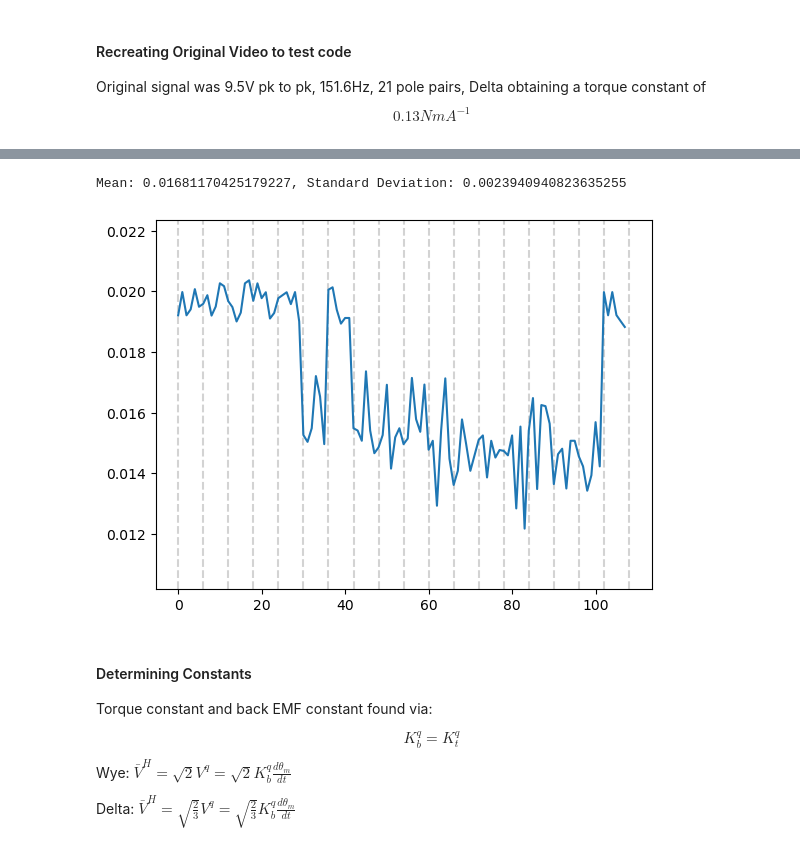
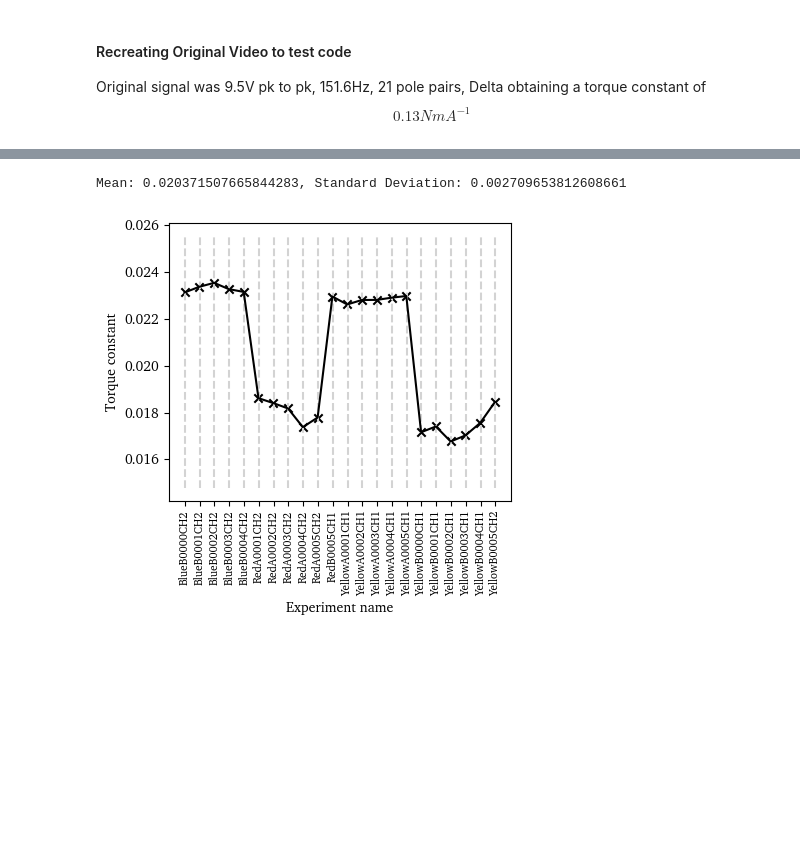
Before and after one commit to dan17229/V-Dyno, a Jupyter notebook: Motor Characterisation/Torque_Constant_Calculator.ipynb, the cells around one changed output, grey strips where cells are left out. Cells and saved outputs as stored; diff of their text form; code cells hidden in the pictures; blank space fills up the shorter version.

```diff
--- a/Motor Characterisation/Torque_Constant_Calculator.ipynb
+++ b/Motor Characterisation/Torque_Constant_Calculator.ipynb
@@ -165,21 +168,18 @@ def waveform_data_info(experiment,data=centered_data,window_start=0,window_size=
 
     return (peak_to_peak_time, peak_to_peak_voltage)
 # %%
-def torque_finder(experiment,data=centered_data, pole_pairs = 0, wind_type=None):
+def torque_finder(period, voltage, pole_pairs = 0, wind_type=None):
     if pole_pairs == 0:
         print("Must define number of pole pairs")
         return None
     if wind_type == None:
-        print("Must define winding type, True for Delta, False for Star")
+        print("Must define winding type, True for Delta, False for Wye")
         return None
     elif wind_type == True:
         #### Delta Winding
-        (period, voltage) = waveform_data_info(experiment,data,plot=True)
-        print(f"Freq: {1/period}, Voltage: {voltage}")
         torque_constant = (voltage/2)/((np.sqrt(2/3)*(1/period)*2*np.pi/pole_pairs))
         return torque_constant
     elif wind_type == False:
-        #### Star Winding
-        (period, voltage) = waveform_data_info(test_data)
-        torque_constant = 1
+        #### Wye Winding
+        torque_constant = (voltage/2)/((np.sqrt(2)*(1/period)*2*np.pi/pole_pairs))
     return torque_constant
@@ -218,17 +225,16 @@ NameError: name 'back_emf_finder' is not defined
-# %%
-padding = 0.002
-plt.vlines(experiment_start_points,min(all_back_emf)-padding,max(all_back_emf)+padding,color='lightgrey',linestyle='--')
-plt.plot(all_back_emf)
-plt.ylim(min(all_back_emf)-padding,max(all_back_emf)+padding)
-print(f"Mean: {np.mean(all_back_emf)}, Standard Deviation: {np.std(all_back_emf)}")
-# %% [output]
-Mean: 0.01681170425179227, Standard Deviation: 0.0023940940823635255
-[figure, removed]
-# %% [markdown]
-#### Determining Constants
-Torque constant and back EMF constant found via:
-
-$$K_b^q=K^q_t$$
-Wye: $\bar V^H = \sqrt{2} V^q=\sqrt{2}K^q_b\frac{d\theta _m}{dt}$
-
-Delta: $\bar V^H = \sqrt{\frac{2}{3}} V^q=\sqrt{\frac{2}{3}}K^q_b\frac{d\theta _m}{dt}$
+# %%
+padding = 0.002
+for i, label in enumerate(centered_data.keys()):
+    plt.vlines(experiment_start_points[i], min(all_back_torque_constant)-padding, max(all_back_torque_constant)+padding, color='lightgrey', linestyle='--')
+plt.plot(all_back_torque_constant, color='black')
+plt.scatter(range(len(all_back_torque_constant)), all_back_torque_constant, color='black', marker='x')
+print(f"Mean: {np.mean(all_back_torque_constant)}, Standard Deviation: {np.std(all_back_torque_constant)}")
+plt.xticks(ticks=experiment_start_points[:-1], labels=centered_data.keys(), rotation=90, fontsize=8)
+plt.xlabel("Experiment name")
+plt.ylabel("Torque constant")
+plt.tight_layout()
+plt.gcf().set_size_inches(4, 4)
+plt.show()
+# %% [output]
+Mean: 0.020371507665844283, Standard Deviation: 0.002709653812608661
+[figure, added]
```
Also changed, not shown: parts of 8 cells of this notebook, 31 other files.
